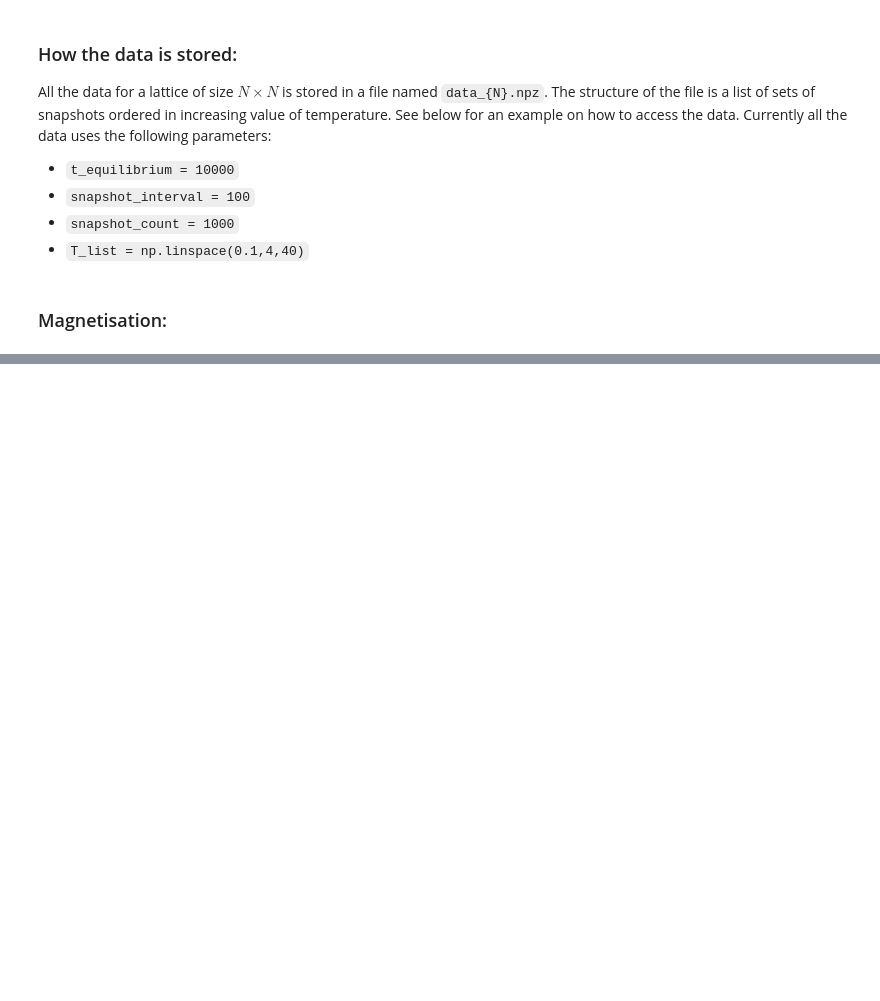
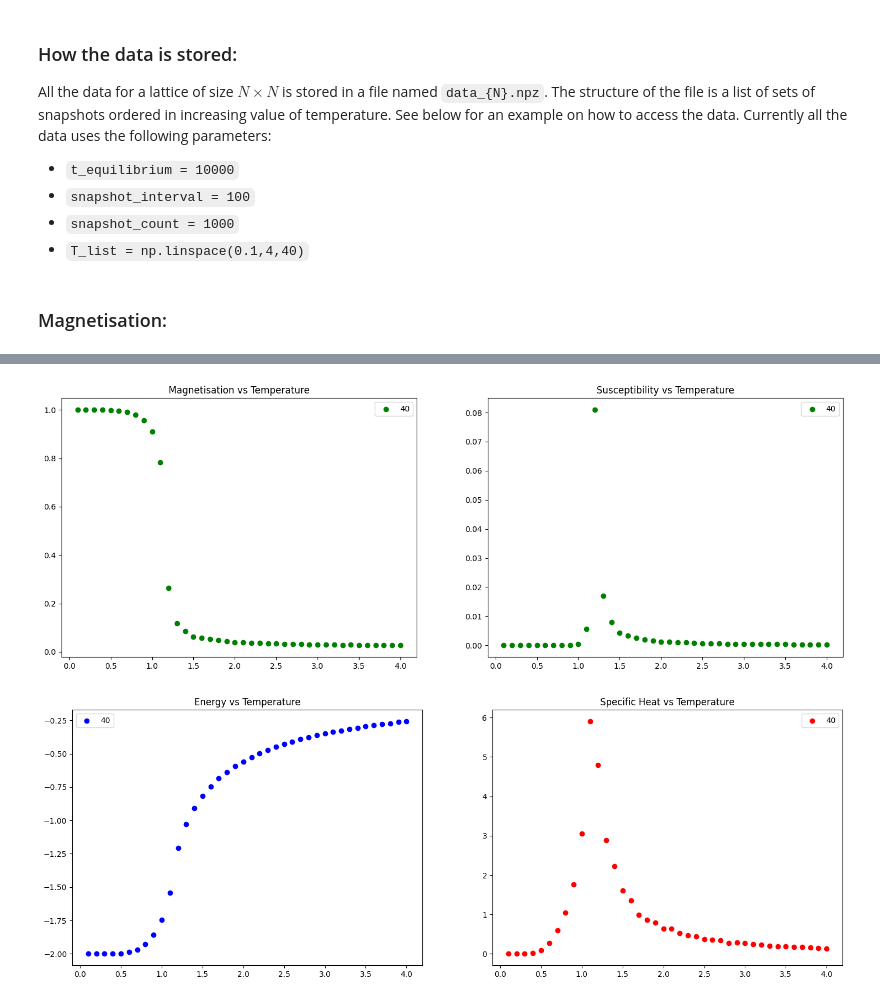
Before and after one commit to Newtech66/2D_Ising_Model_sim, a Jupyter notebook: Python/metropolis_algorithm.ipynb, the cells around one changed output, grey strips where cells are left out. Cells and saved outputs as stored; diff of their text form; code cells hidden in the pictures; blank space fills up the shorter version.

```diff
--- a/Python/metropolis_algorithm.ipynb
+++ b/Python/metropolis_algorithm.ipynb
@@ -175,0 +166,80 @@ plt.show()
+# %%
+def get_susceptibility(filename, N, snapshot_count, T_count):
+    temps = np.load(filename)
+    susceptibility = np.zeros(T_count)
+    temp_count = 0
+    for _, temp in temps.items():
+        mag_config = np.zeros(snapshot_count)
+        snap_count = 0
+        for snap in temp:
+            mag_config[snap_count] = np.mean(snap)
+            snap_count += 1
+        susceptibility[temp_count] = np.var(mag_config) / T_list[temp_count]
+        temp_count += 1
+    return susceptibility
+
+def get_energy(filename, N, snapshot_count, T_count):
+    temps = np.load(filename)
+    energy = np.zeros(T_count)
+    temp_count = 0
+    for _, temp in temps.items():
+        energy_config = np.zeros(snapshot_count)
+        snap_count = 0
+        for snap in temp:
+            energy_config[snap_count] = -np.sum(snap * np.roll(snap, shift=-1, axis=0) + snap * np.roll(snap, shift=-1, axis=1))
+            snap_count += 1
+        energy[temp_count] = np.mean(energy_config) / (N * N)
+        temp_count += 1
+    return energy
+
+def get_specific_heat(filename, N, snapshot_count, T_count):
+    temps = np.load(filename)
+    specific_heat = np.zeros(T_count)
+    temp_count = 0
+    for _, temp in temps.items():
+        energy_config = np.zeros(snapshot_count)
+        snap_count = 0
+        for snap in temp:
+            energy_config[snap_count] = -np.sum(snap * np.roll(snap, shift=-1, axis=0) + snap * np.roll(snap, shift=-1, axis=1))
+            snap_count += 1
+        specific_heat[temp_count] = (np.var(energy_config) / (T_list[temp_count] ** 2)) / (N * N)
+        temp_count += 1
+    return specific_heat
+
+# Calculate quantities
+magnetisation_40_new = get_mag('data_40.npz',40,1000,40)
+susceptibility_40_new = get_susceptibility('data_40.npz', 40, 1000, 40)
+energy_40_new = get_energy('data_40.npz', 40, 1000, 40)
+specific_heat_40_new = get_specific_heat('data_40.npz', 40, 1000, 40)
+
+# Plot quantities
+plt.figure(figsize=(18, 6))
+
+plt.subplot(121)
+plt.scatter(T_list,magnetisation_40_new,c='green',label='40')
+plt.title('Magnetisation vs Temperature')
+plt.legend()
+
+plt.subplot(122)
+plt.scatter(T_list,susceptibility_40_new,c='green',label='40')
+plt.title('Susceptibility vs Temperature')
+plt.legend()
+
+plt.show()
+
+plt.figure(figsize=(18, 6))
+
+plt.subplot(121)
+plt.scatter(T_list,energy_40_new,c='blue',label='40')
+plt.title('Energy vs Temperature')
+plt.legend()
+
+plt.subplot(122)
+plt.scatter(T_list,specific_heat_40_new,c='red',label='40')
+plt.title('Specific Heat vs Temperature')
+plt.legend()
+
+plt.show()
+# %% [output]
+[figure, added]
+[figure, added]
```
Also changed, not shown: parts of 5 cells of this notebook.
